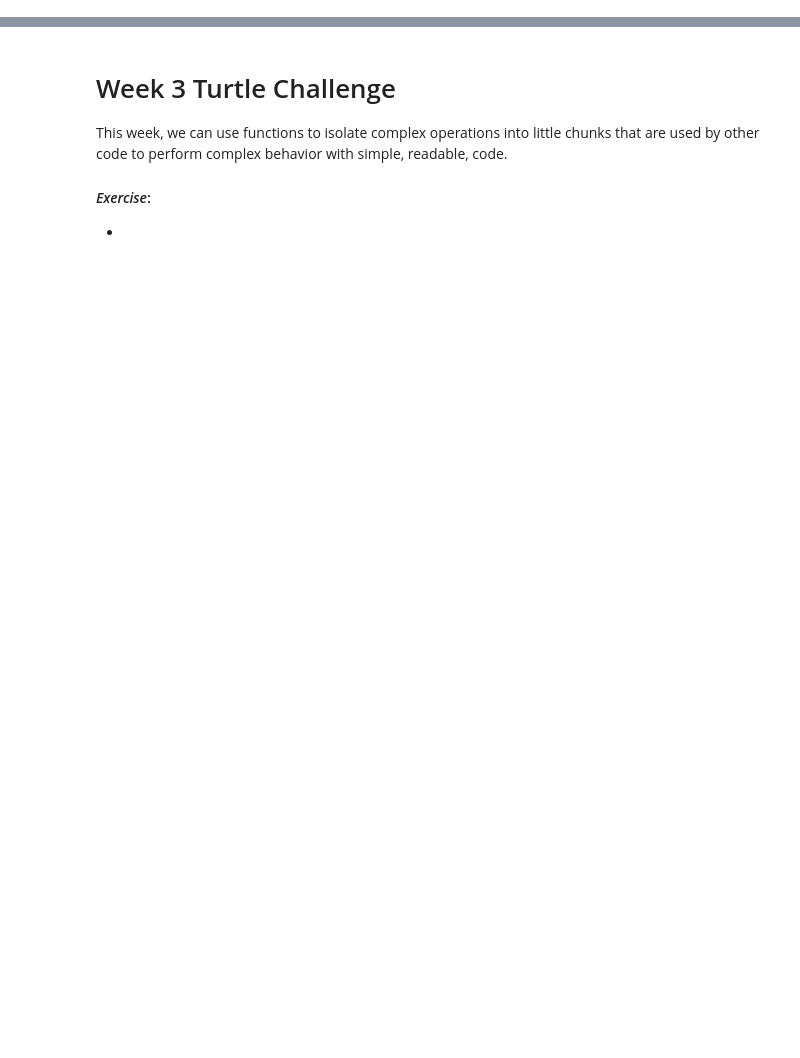
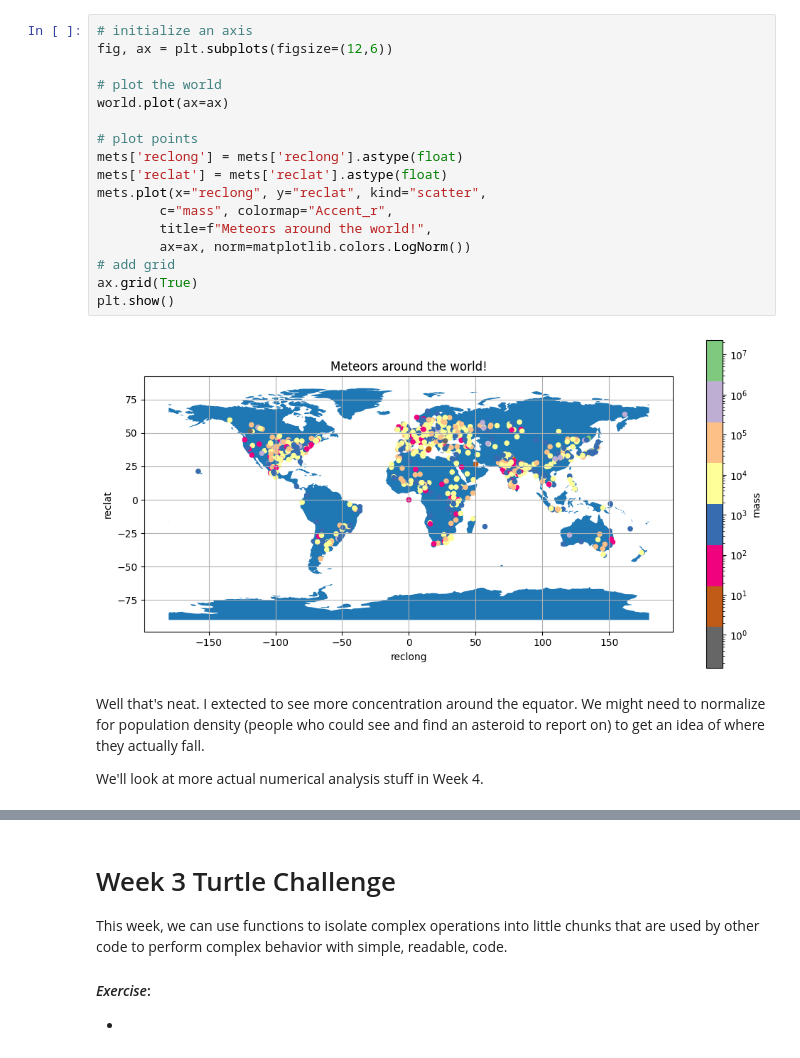
Before and after one commit to a8ksh4/python_workshop, a Jupyter notebook: 0-coursework/week_3.ipynb, the cells around one changed output, grey strips where cells are left out. Drawn from its saved outputs; the diff is of its cells as text; blank space fills up the shorter version.

```diff
--- a/0-coursework/week_3.ipynb
+++ b/0-coursework/week_3.ipynb
@@ -120,0 +225,23 @@ else:
+# %%
+# initialize an axis
+fig, ax = plt.subplots(figsize=(12,6))
+
+# plot the world
+world.plot(ax=ax)
+
+# plot points
+mets['reclong'] = mets['reclong'].astype(float)
+mets['reclat'] = mets['reclat'].astype(float)
+mets.plot(x="reclong", y="reclat", kind="scatter",
+        c="mass", colormap="Accent_r",
+        title=f"Meteors around the world!",
+        ax=ax, norm=matplotlib.colors.LogNorm())
+# add grid
+ax.grid(True)
+plt.show()
+# %% [output]
+[figure, added]
+# %% [markdown]
+Well that's neat.  I extected to see more concentration around the equator.  We might need to normalize for population density (people who could see and find an asteroid to report on) to get an idea of where they actually fall.
+
+We'll look at more actual numerical analysis stuff in Week 4.
```
Also changed, not shown: parts of 22 cells of this notebook.
